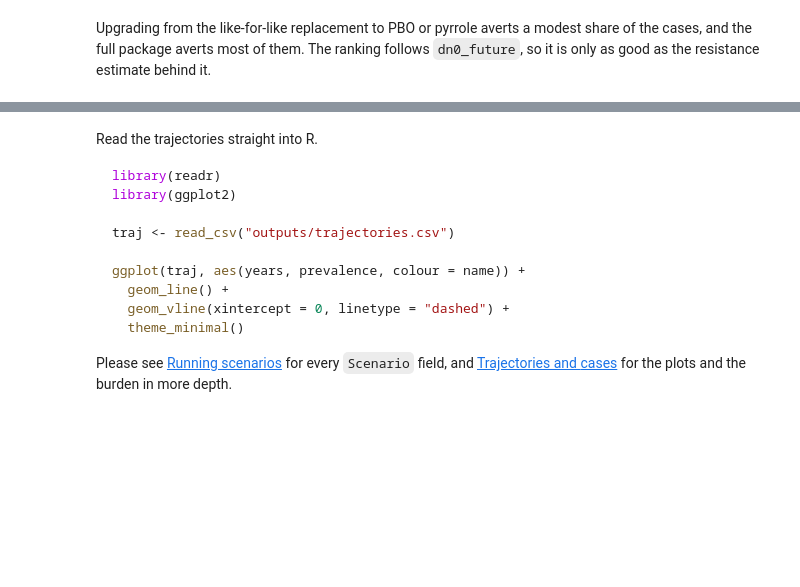
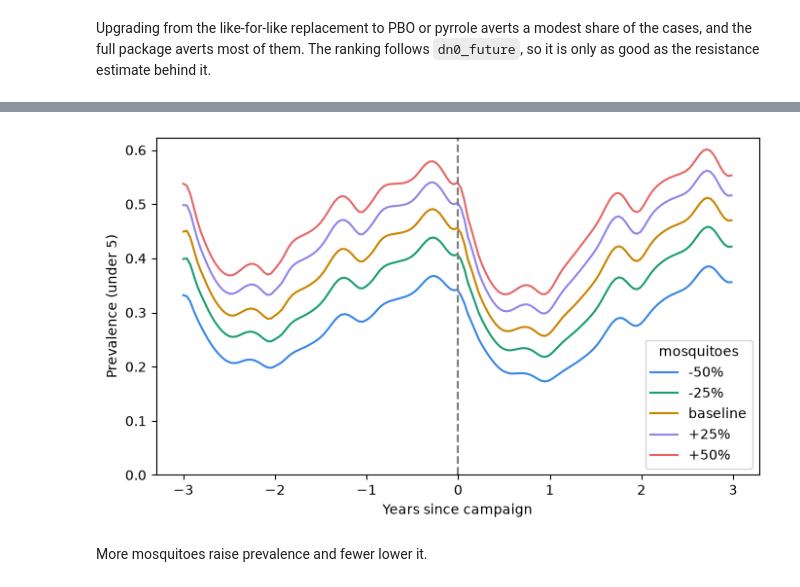
Before and after one commit to CosmoNaught/MINTverse, a Jupyter notebook: MINTverse-tutorial.ipynb, the cells around one changed output, grey strips where cells are left out. Drawn from its saved outputs; the diff is of its cells as text; code cells hidden in the pictures; blank space fills up the shorter version.

````diff
--- a/MINTverse-tutorial.ipynb
+++ b/MINTverse-tutorial.ipynb
@@ -159,16 +162,12 @@ separate files. The long trajectory file is the shape `ggplot2` and `dplyr` expe
 # %%
-os.makedirs("outputs", exist_ok=True)
+pbo = replace(base, name="PBO", net_type_future="pyrethroid_pbo", itn_future=0.70)
 
-results.drop(columns=["prevalence", "cases"]).to_csv("outputs/summary.csv", index=False)
+deltas = [-0.50, -0.25, 0.0, 0.25, 0.50]
+mosquito = run_scenarios([
+    replace(pbo, name=("baseline" if d == 0 else f"{d:+.0%}"), mosquito_delta=d)
+    for d in deltas
+])
 
-frames = []
-for _, row in results.iterrows():
-    frames.append(pd.DataFrame({
-        "name": row["name"], "day": day, "years": years,
-        "prevalence": row["prevalence"], "cases": row["cases"],
-    }))
-
-pd.concat(frames, ignore_index=True).to_csv("outputs/trajectories.csv", index=False)
-
-print("wrote outputs/summary.csv and outputs/trajectories.csv")
+mosquito[["name", "mosquito_delta", "eir_baseline", "eir_final",
+          "prev_y9", "prev_endline"]].round(2)
 # %% [output]
@@ -176,19 +180,17 @@ wrote outputs/summary.csv and outputs/trajectories.csv
-# %% [markdown]
-Read the trajectories straight into R.
-
-```r
-library(readr)
-library(ggplot2)
-
-traj <- read_csv("outputs/trajectories.csv")
-
-ggplot(traj, aes(years, prevalence, colour = name)) +
-  geom_line() +
-  geom_vline(xintercept = 0, linetype = "dashed") +
-  theme_minimal()
-```
-
-Please see [Running scenarios](https://cosmonaught.github.io/MINTverse/chapters/06-scenarios/run-scenarios.html)
-for every `Scenario` field, and [Trajectories and
-cases](https://cosmonaught.github.io/MINTverse/chapters/06-scenarios/comparing.html) for the plots
-and the burden in more depth.
+# %%
+fig, ax = plt.subplots(figsize=(8, 4.5))
+
+for _, row in mosquito.iterrows():
+    ax.plot(years, row["prevalence"], label=row["name"])
+
+ax.axvline(0, color="grey", ls="--")
+ax.set_xlabel("Years since campaign")
+ax.set_ylabel("Prevalence (under 5)")
+ax.set_ylim(0, None)
+ax.legend(title="mosquitoes")
+
+plt.show()
+# %% [output]
+[figure, added]
+# %% [markdown]
+More mosquitoes raise prevalence and fewer lower it.
````
Also changed, not shown: parts of 5 cells of this notebook, 50 other files.
